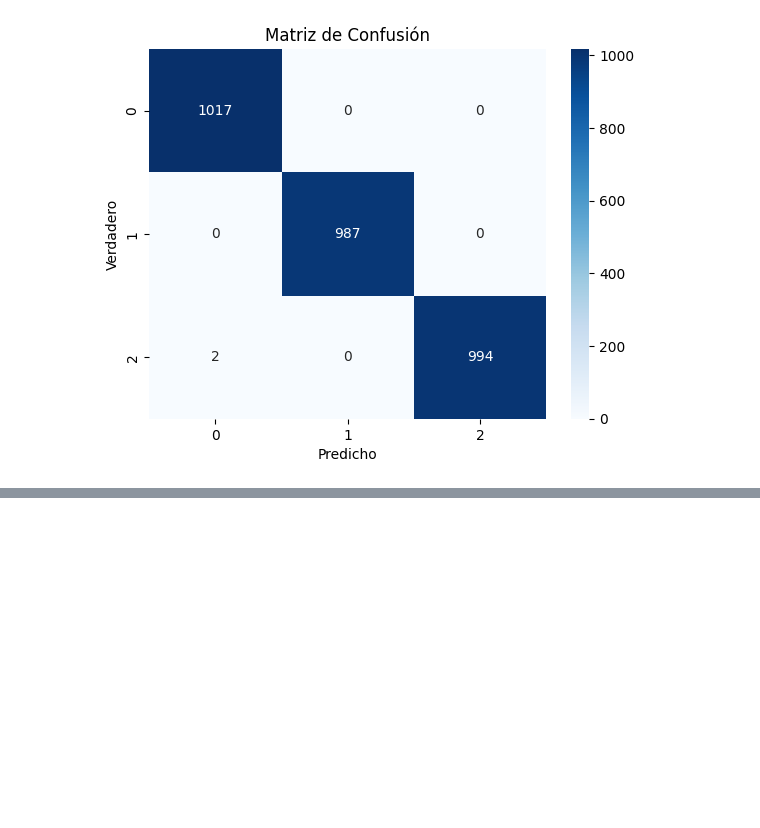
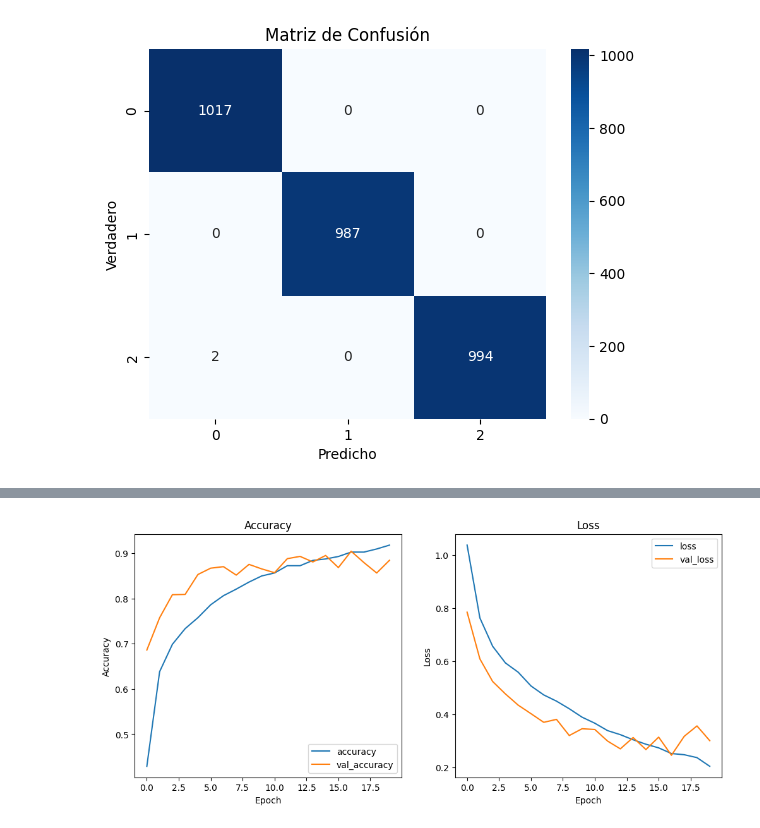
Before and after one commit to HikrisA/Samsung, a Jupyter notebook: PF1.ipynb, the cells around one changed output, grey strips where cells are left out. Cells and saved outputs as stored; diff of their text form; code cells hidden in the pictures; blank space fills up the shorter version.

```diff
--- a/PF1.ipynb
+++ b/PF1.ipynb
@@ -89,6 +57,7 @@ print(f"Validación: {val_size} batches")
 
 # Función para normalizar las imágenes
 def normalize_img(image, label):
+    image = tf.image.rgb_to_grayscale(image)
     image = tf.cast(image, tf.float32) / 255.0
     return image, label
 
@@ -106,5 +77,5 @@ Validación: 94 batches
 # %%
-input_shape = (224, 224, 3)
+input_shape = (224, 224, 1)
 num_classes = 3
 # %%
 base_model = MobileNetV2(weights="imagenet", include_top=False, input_shape=input_shape)
@@ -220,0 +221,9 @@ plt.show()
+# %%
+early_stopping = EarlyStopping(
+    monitor='val_loss',       # Monitorea la pérdida de validación
+    patience = 5,               # Si no mejora en 5 épocas consecutivas, se detiene
+    restore_best_weights=True # Restaura los mejores pesos durante el entrenamiento
+)
+
+with tf.device('/GPU:0'):
+    history = model.fit(train_ds, validation_data=val_ds, epochs=20, callbacks=[early_stopping])
@@ -220,0 +255,20 @@ plt.show()
+# %%
+plt.figure(figsize=(12, 5))
+plt.subplot(1, 2, 1)
+plt.plot(history.history['accuracy'], label='accuracy')
+plt.plot(history.history['val_accuracy'], label = 'val_accuracy')
+plt.xlabel('Epoch')
+plt.ylabel('Accuracy')
+plt.legend(loc='lower right')
+plt.title('Accuracy')
+
+plt.subplot(1, 2, 2)
+plt.plot(history.history['loss'], label='loss')
+plt.plot(history.history['val_loss'], label = 'val_loss')
+plt.xlabel('Epoch')
+plt.ylabel('Loss')
+plt.legend(loc='upper right')
+plt.title('Loss')
+plt.show()
+# %% [output]
+[figure, added]
```
Also changed, not shown: parts of 12 cells of this notebook.
